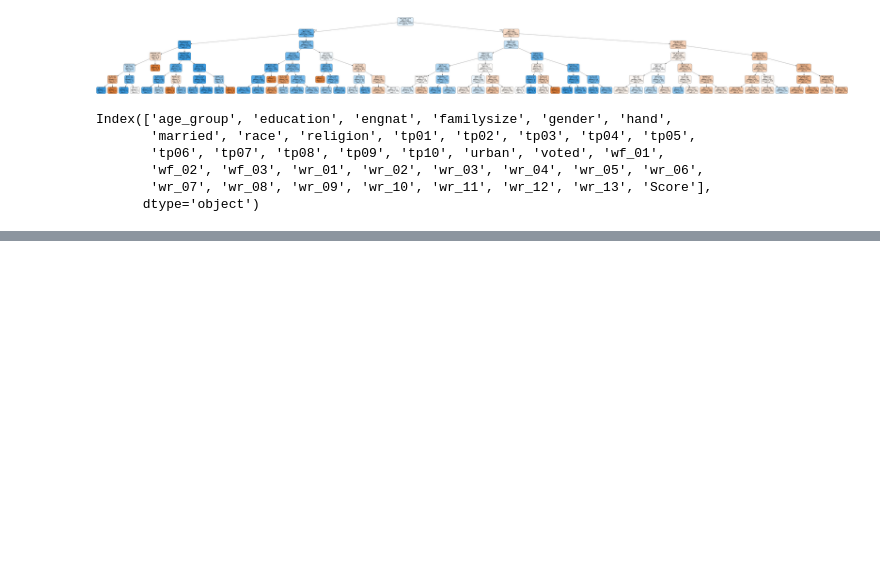
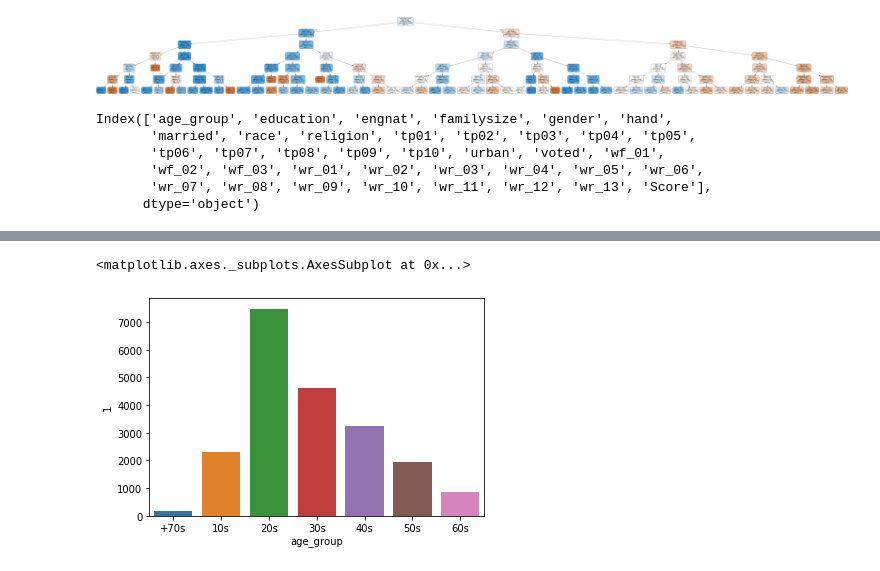
Before and after one commit to chloecmin/AI-Contest_Prediction-Who-Will-Vote, a Jupyter notebook: JMP.ipynb, the cells around one changed output, grey strips where cells are left out. Saved outputs shown, nothing was run; the diff lists cells and outputs as text; code cells hidden in the pictures; blank space fills up the shorter version.

```diff
--- a/JMP.ipynb
+++ b/JMP.ipynb
@@ -2,6 +2,7 @@
 import numpy as np
 import pandas as pd
 # %%
+train1=train = pd.read_csv('../train.csv')
 train = pd.read_csv('../train.csv')
 test=pd.read_csv('../test_x.csv')
 # %%
@@ -426,0 +409,5 @@ Score
+# %%
+train1['age_group'].value_counts()
+train1['voted']=train1['voted'].astype('category')
+
+age=train1.groupby(['voted'])['age_group'].value_counts().unstack().T
@@ -426,0 +424,6 @@ Score
+# %%
+plt.subplot()
+sns.barplot(x=age.index,y=1,data=age)
+# %% [output]
+<matplotlib.axes._subplots.AxesSubplot at 0x...>
+[figure, added]
```
Also changed, not shown: parts of 5 cells of this notebook.
